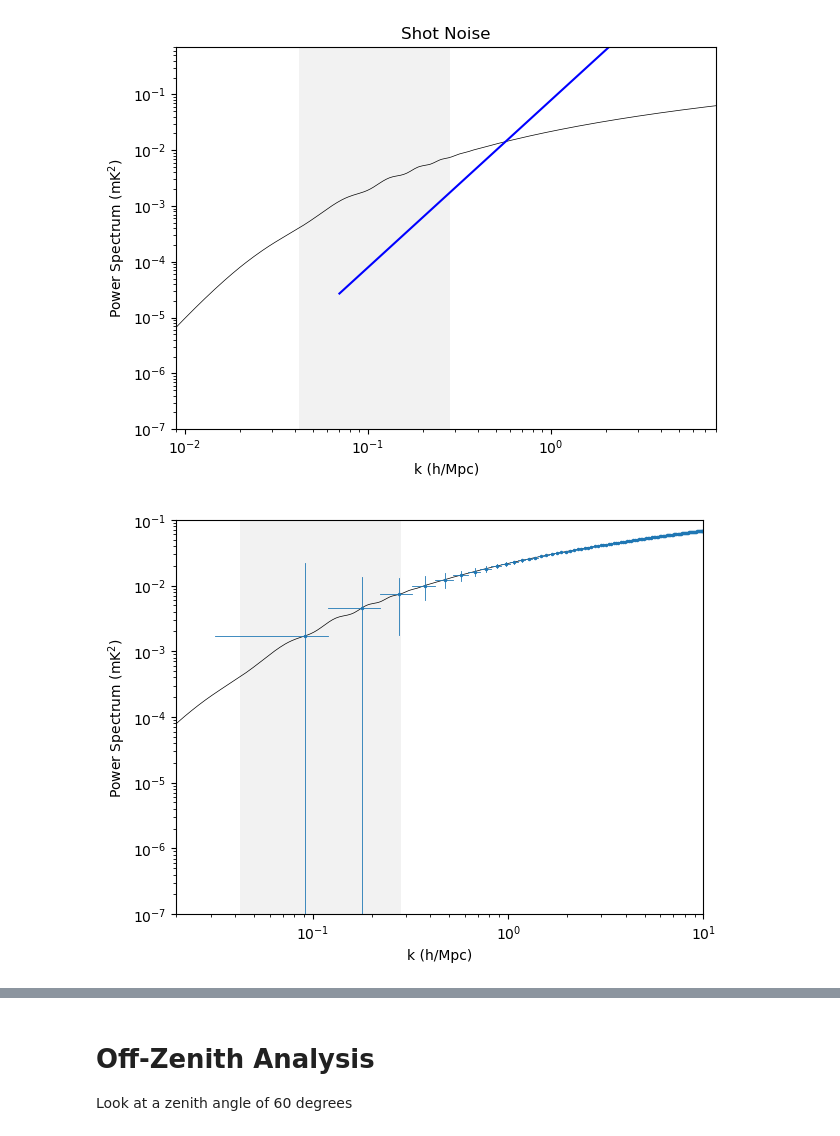
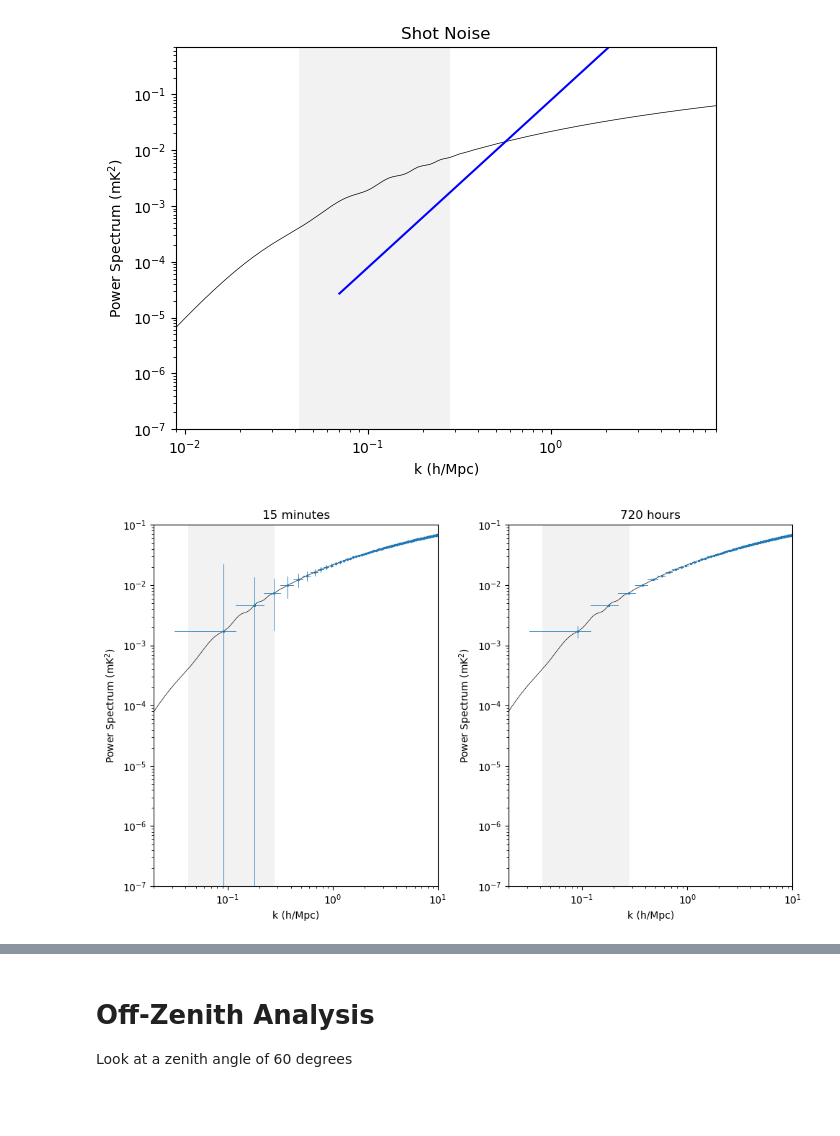
Before and after one commit to rlbyrne/PSsensitivity, a Jupyter notebook: plot_DSA2000_sensitivity.ipynb, the cells around one changed output, grey strips where cells are left out. Drawn from its saved outputs; the diff is of its cells as text; code cells hidden in the pictures; blank space fills up the shorter version.

Commit message:
new BAO plots

```diff
--- a/plot_DSA2000_sensitivity.ipynb
+++ b/plot_DSA2000_sensitivity.ipynb
@@ -380,7 +380,7 @@ for wedge_cut_ind in range(2):
     ax[wedge_cut_ind].set_ylim(yrange)
     ax[wedge_cut_ind].set_xlabel("k (h/Mpc)")
     ax[wedge_cut_ind].set_ylabel("Sqrt(Sample Variance) (mK$^2$)")
-    ax[wedge_cut_ind].legend(legend_lines, legend_labels, prop={'size': 8}, title="Integration Time")
+    ax[wedge_cut_ind].legend(legend_lines, legend_labels, prop={'size': 8}, title="Survey Coverage")
     ax[wedge_cut_ind].set_title(title)
 
 plt.tight_layout()
@@ -434,43 +434,54 @@ ps_model_interp = np.interp(true_bin_centers_fov_cut, model_k_axis, ps_model)
 # %%
 xrange = [2e-2, 10]
 yrange = [1e-7, 1e-1]
 
-# Plot theory line
-plt.plot(model_k_axis, ps_model, color="black", marker="none", linewidth=0.5)
+fig, ax = plt.subplots(nrows=1, ncols=2, figsize=(10,6))
 
-# Plot BAO scales
-plt.fill_between(bao_scales_k, [yrange[0], yrange[0]], [yrange[1], yrange[1]], color="grey", alpha=.1, linewidth=0)
+for int_time_ind in range(2):
+    if int_time_ind == 0:
+        var_use = combined_variance_fov_cut_15_min
+        title = "15 minutes"
+    else:
+        var_use = combined_variance_fov_cut
+        title = "720 hours"
 
-plt.plot(true_bin_centers_fov_cut, ps_model_interp, marker="o", color="tab:blue", linewidth=0, markersize=1.5)
-for ind in range(len(ps_model_interp)):
-    xvals = [true_bin_centers_fov_cut[ind], true_bin_centers_fov_cut[ind]]
-    yvals = [
-        ps_model_interp[ind] - np.sqrt(combined_variance_fov_cut_15_min[ind]),
-        ps_model_interp[ind] + np.sqrt(combined_variance_fov_cut_15_min[ind])
-    ]
-    plt.plot(
-        xvals,
-        yvals,
-        color="tab:blue",
-        linewidth=0.6,
-        marker="none"
-    )
-    plt.plot(
-        true_bin_edges_fov_cut[ind, :],
-        [ps_model_interp[ind], ps_model_interp[ind]],
-        marker="none",
-        linewidth=0.6,
-        color="tab:blue",
-    )
+    # Plot theory line
+    ax[int_time_ind].plot(model_k_axis, ps_model, color="black", marker="none", linewidth=0.5)
 
-plt.yscale("log")
-plt.xscale("log")
-plt.xlim(xrange)
-plt.ylim(yrange)
-plt.xlabel("k (h/Mpc)")
-plt.ylabel("Power Spectrum (mK$^2$)")
+    # Plot BAO scales
+    ax[int_time_ind].fill_between(bao_scales_k, [yrange[0], yrange[0]], [yrange[1], yrange[1]], color="grey", alpha=.1, linewidth=0)
+
+    ax[int_time_ind].plot(true_bin_centers_fov_cut, ps_model_interp, marker="o", color="tab:blue", linewidth=0, markersize=1.5)
+    for ind in range(len(ps_model_interp)):
+        xvals = [true_bin_centers_fov_cut[ind], true_bin_centers_fov_cut[ind]]
+        yvals = [
+            ps_model_interp[ind] - np.sqrt(var_use[ind]),
+            ps_model_interp[ind] + np.sqrt(var_use[ind])
+        ]
+        ax[int_time_ind].plot(
+            xvals,
+            yvals,
+            color="tab:blue",
+            linewidth=0.6,
+            marker="none"
+        )
+        ax[int_time_ind].plot(
+            true_bin_edges_fov_cut[ind, :],
+            [ps_model_interp[ind], ps_model_interp[ind]],
+            marker="none",
+            linewidth=0.6,
+            color="tab:blue",
+        )
+
+    ax[int_time_ind].set_yscale("log")
+    ax[int_time_ind].set_xscale("log")
+    ax[int_time_ind].set_xlim(xrange)
+    ax[int_time_ind].set_ylim(yrange)
+    ax[int_time_ind].set_xlabel("k (h/Mpc)")
+    ax[int_time_ind].set_ylabel("Power Spectrum (mK$^2$)")
+    ax[int_time_ind].set_title(title)
 plt.tight_layout()
-#plt.savefig("plots/error_bars.png")
+plt.savefig("plots/error_bars.png")
 plt.show()
 # %% [output]
-[figure, old version]
+[figure, new version]
```
Also changed, not shown: parts of 34 cells of this notebook, 6 other files.
